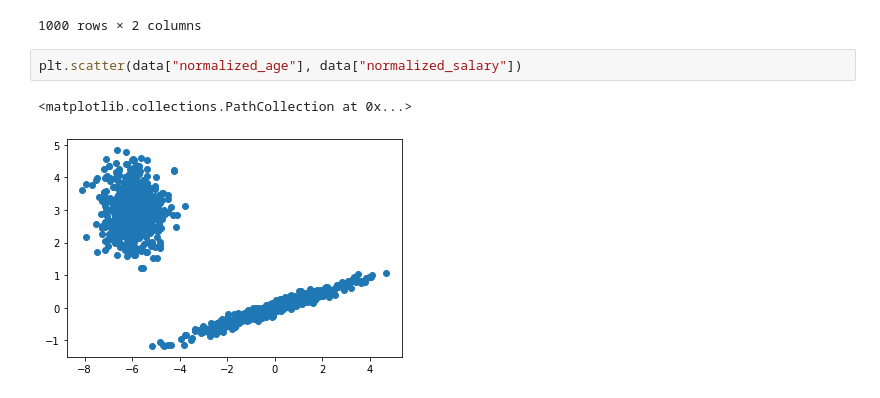
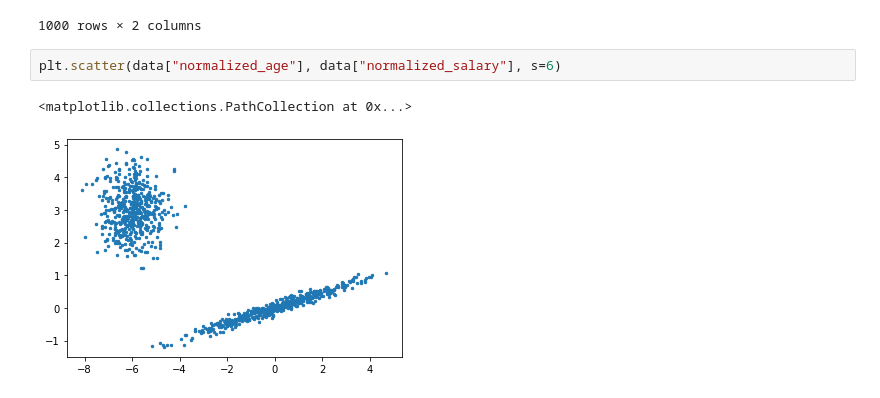
Before and after one commit to rapaperro88/kmeans-from-scratch, a Jupyter notebook: Révision - Kmeans from scratch.ipynb, the cells around one changed output. Drawn from its saved outputs; the diff is of its cells as text.

```diff
--- a/Révision - Kmeans from scratch.ipynb
+++ b/Révision - Kmeans from scratch.ipynb
@@ -22,7 +22,7 @@ data
 | 999 | -6.799331 | 2.082321 |
 1000 rows × 2 columns
 # %%
-plt.scatter(data["normalized_age"], data["normalized_salary"])
+plt.scatter(data["normalized_age"], data["normalized_salary"], s=6)
 # %% [output]
 <matplotlib.collections.PathCollection at 0x...>
-[figure, old version]
+[figure, new version]
```
Also changed, not shown: parts of 4 cells of this notebook.
